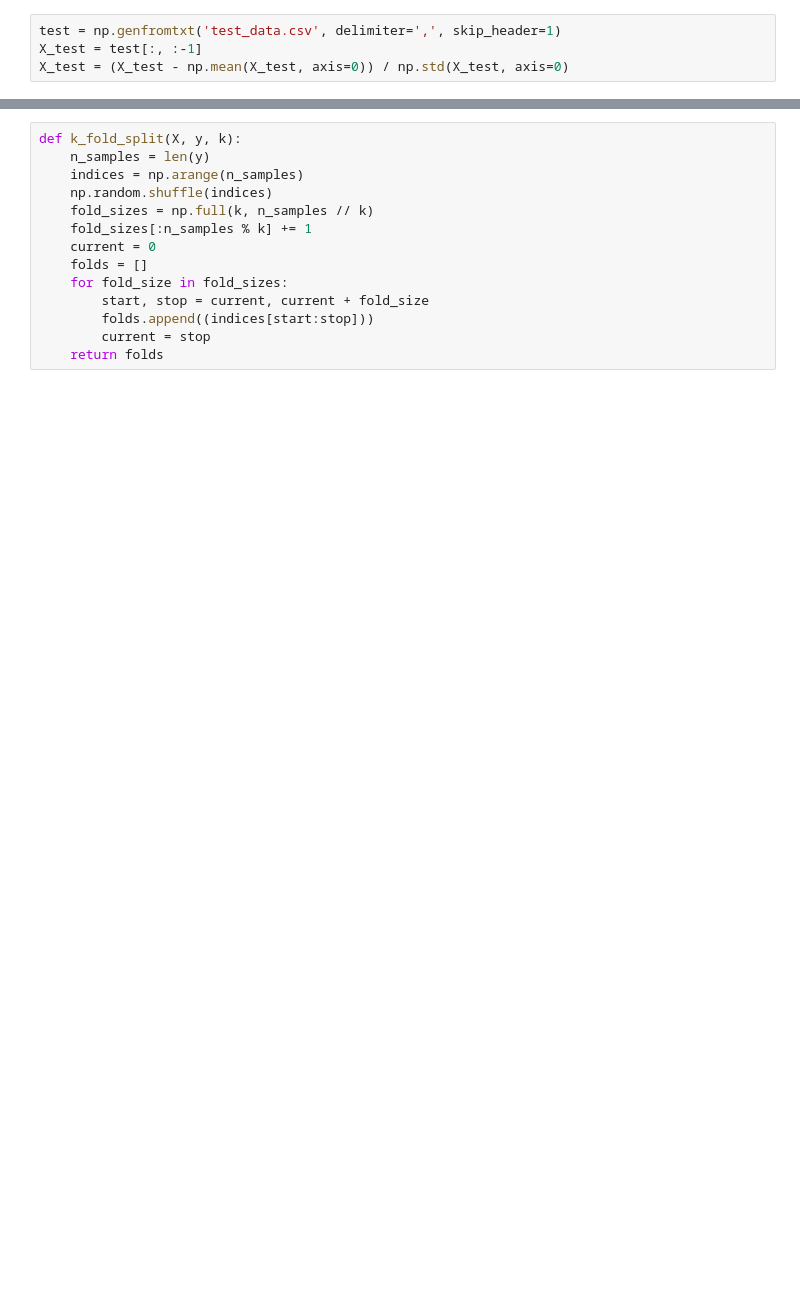
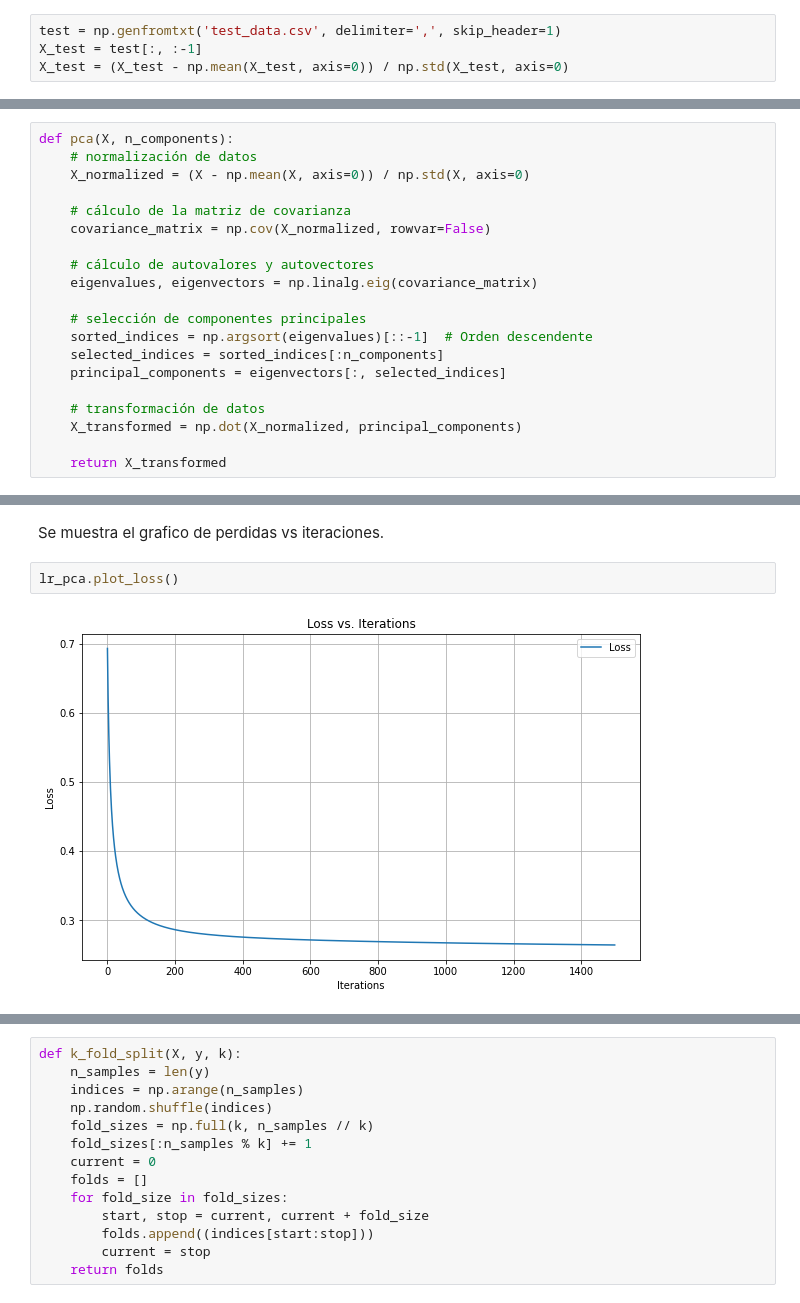
Before and after one commit to natalia-romero/deep_learning, a Jupyter notebook: tarea_1/tarea_1.ipynb, the cells around one changed output, grey strips where cells are left out. Drawn from its saved outputs; the diff is of its cells as text; blank space fills up the shorter version.

```diff
--- a/tarea_1/tarea_1.ipynb
+++ b/tarea_1/tarea_1.ipynb
@@ -130,0 +191,20 @@ FALSE: 582 (63.19%)
+# %%
+def pca(X, n_components):
+    # normalización de datos
+    X_normalized = (X - np.mean(X, axis=0)) / np.std(X, axis=0)
+
+    # cálculo de la matriz de covarianza
+    covariance_matrix = np.cov(X_normalized, rowvar=False)
+
+    # cálculo de autovalores y autovectores
+    eigenvalues, eigenvectors = np.linalg.eig(covariance_matrix)
+
+    # selección de componentes principales
+    sorted_indices = np.argsort(eigenvalues)[::-1]  # Orden descendente
+    selected_indices = sorted_indices[:n_components]
+    principal_components = eigenvectors[:, selected_indices]
+
+    # transformación de datos
+    X_transformed = np.dot(X_normalized, principal_components)
+
+    return X_transformed
@@ -130,0 +230,6 @@ FALSE: 582 (63.19%)
+# %% [markdown]
+Se muestra el grafico de perdidas vs iteraciones.
+# %%
+lr_pca.plot_loss()
+# %% [output]
+[figure, added]
```
Also changed, not shown: parts of 39 cells of this notebook, 3 other files.
